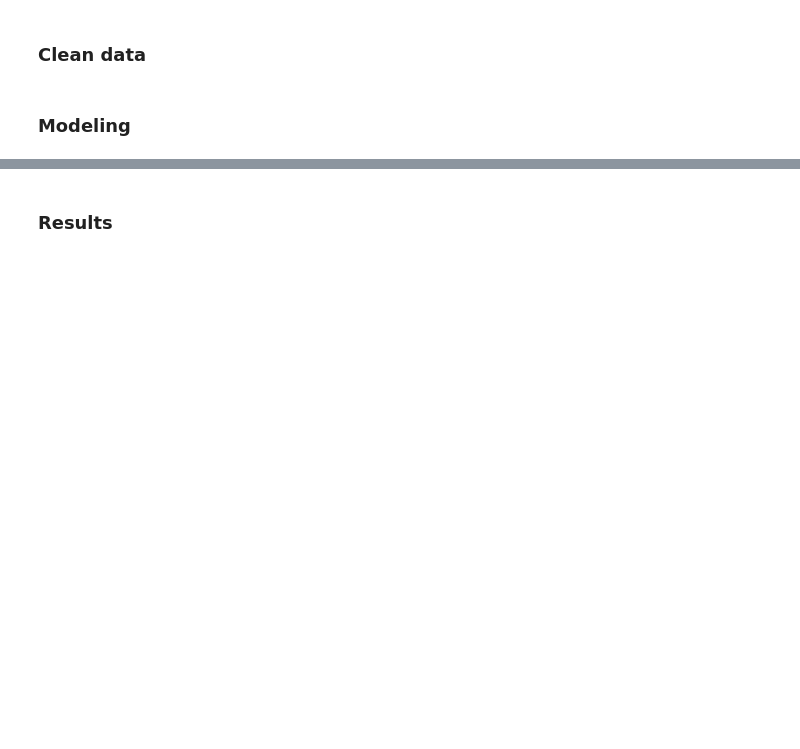
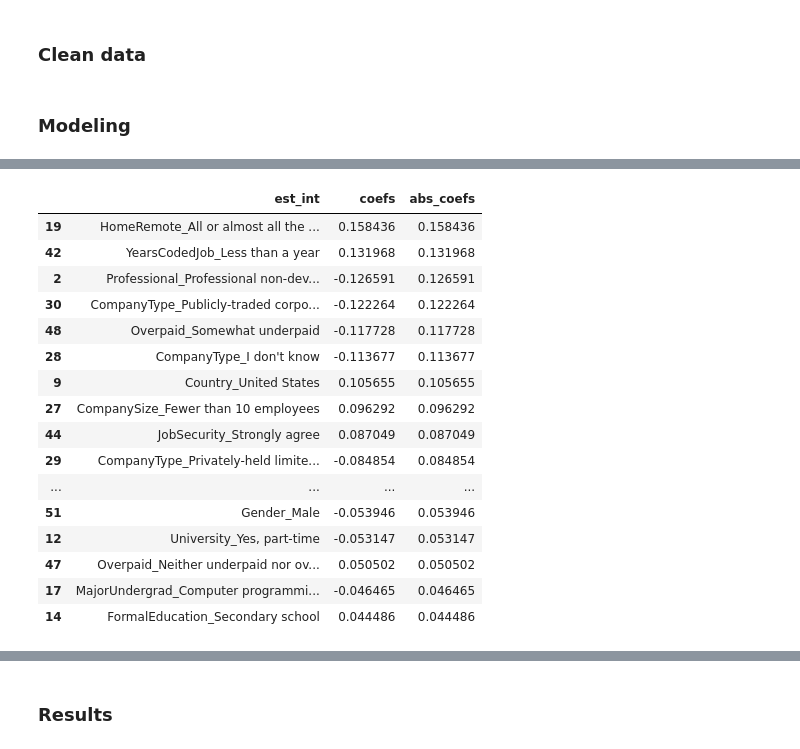
Before and after one commit to zhhaop09/Udacity_DS_Project1, a Jupyter notebook: model/Project1.ipynb, the cells around one changed output, grey strips where cells are left out. Saved outputs shown, nothing was run; the diff lists cells and outputs as text; code cells hidden in the pictures; blank space fills up the shorter version.

```diff
--- a/model/Project1.ipynb
+++ b/model/Project1.ipynb
@@ -14,0 +320,43 @@ ValueError: Multiple files found in compressed zip file ['README_2021.txt', 'so_
+# %%
+def coef_weights(coefficients, X_train):
+    '''
+    INPUT:
+    coefficients - the coefficients of the linear model
+    X_train - the training data, so the column names can be used
+    OUTPUT:
+    coefs_df - a dataframe holding the coefficient, estimate, and abs(estimate)
+
+    Provides a dataframe that can be used to understand the most influential coefficients
+    in a linear model by providing the coefficient estimates along with the name of the
+    variable attached to the coefficient.
+    '''
+    coefs_df = pd.DataFrame()
+    coefs_df['est_int'] = X_train.columns
+    coefs_df['coefs'] = lm_model.coef_
+    coefs_df['abs_coefs'] = np.abs(lm_model.coef_)
+    coefs_df = coefs_df.sort_values('abs_coefs', ascending=False)
+    return coefs_df
+
+#Use the function
+coef_df = coef_weights(lm_model.coef_, X_train)
+
+#A quick look at the top results
+coef_df.head(20)
+# %% [output]
+|  | est_int | coefs | abs_coefs |
+| 19 | HomeRemote_All or almost all the ... | 0.158436 | 0.158436 |
+| 42 | YearsCodedJob_Less than a year | 0.131968 | 0.131968 |
+| 2 | Professional_Professional non-dev... | -0.126591 | 0.126591 |
+| 30 | CompanyType_Publicly-traded corpo... | -0.122264 | 0.122264 |
+| 48 | Overpaid_Somewhat underpaid | -0.117728 | 0.117728 |
+| 28 | CompanyType_I don't know | -0.113677 | 0.113677 |
+| 9 | Country_United States | 0.105655 | 0.105655 |
+| 27 | CompanySize_Fewer than 10 employees | 0.096292 | 0.096292 |
+| 44 | JobSecurity_Strongly agree | 0.087049 | 0.087049 |
+| 29 | CompanyType_Privately-held limite... | -0.084854 | 0.084854 |
+| ... | ... | ... | ... |
+| 51 | Gender_Male | -0.053946 | 0.053946 |
+| 12 | University_Yes, part-time | -0.053147 | 0.053147 |
+| 47 | Overpaid_Neither underpaid nor ov... | 0.050502 | 0.050502 |
+| 17 | MajorUndergrad_Computer programmi... | -0.046465 | 0.046465 |
+| 14 | FormalEducation_Secondary school | 0.044486 | 0.044486 |
```
Also changed, not shown: parts of 35 cells of this notebook, 2 other files.
